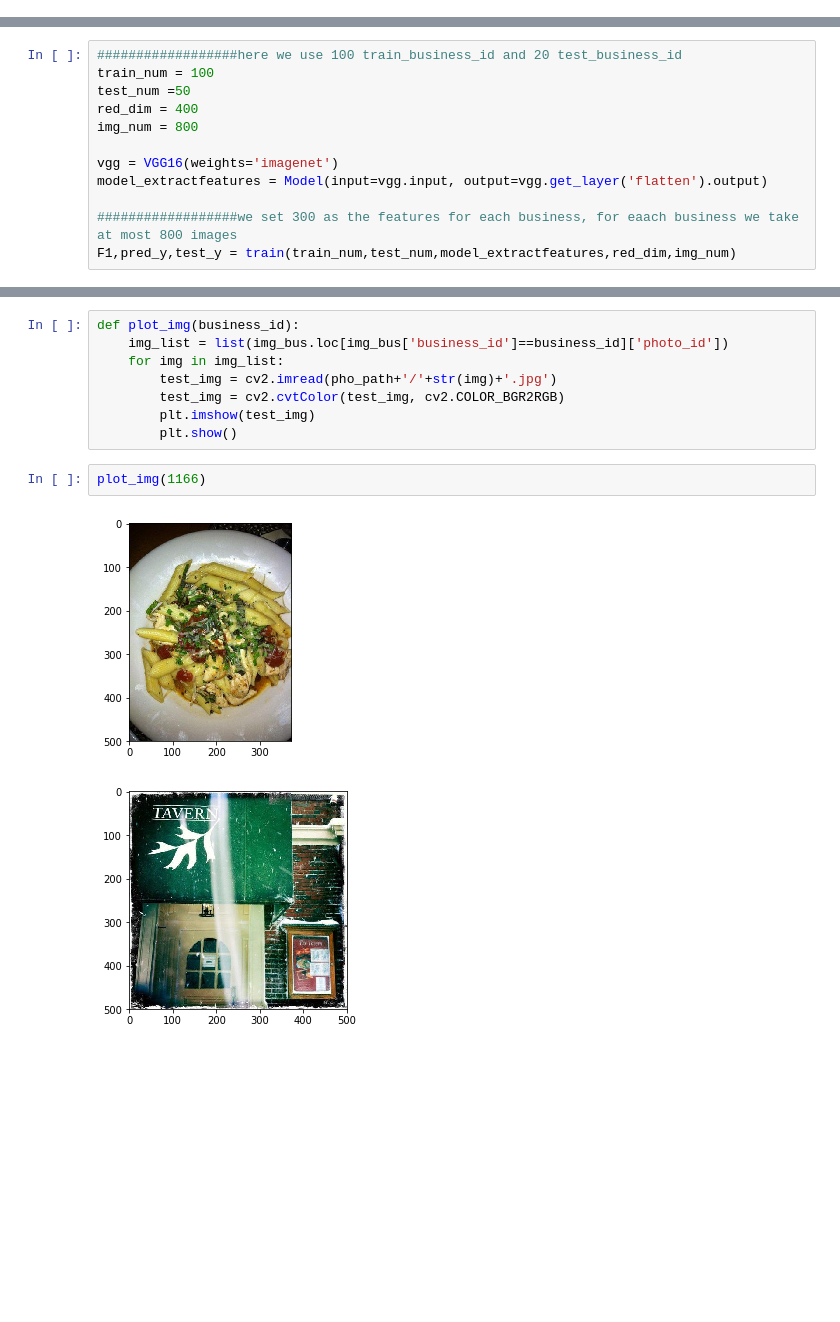
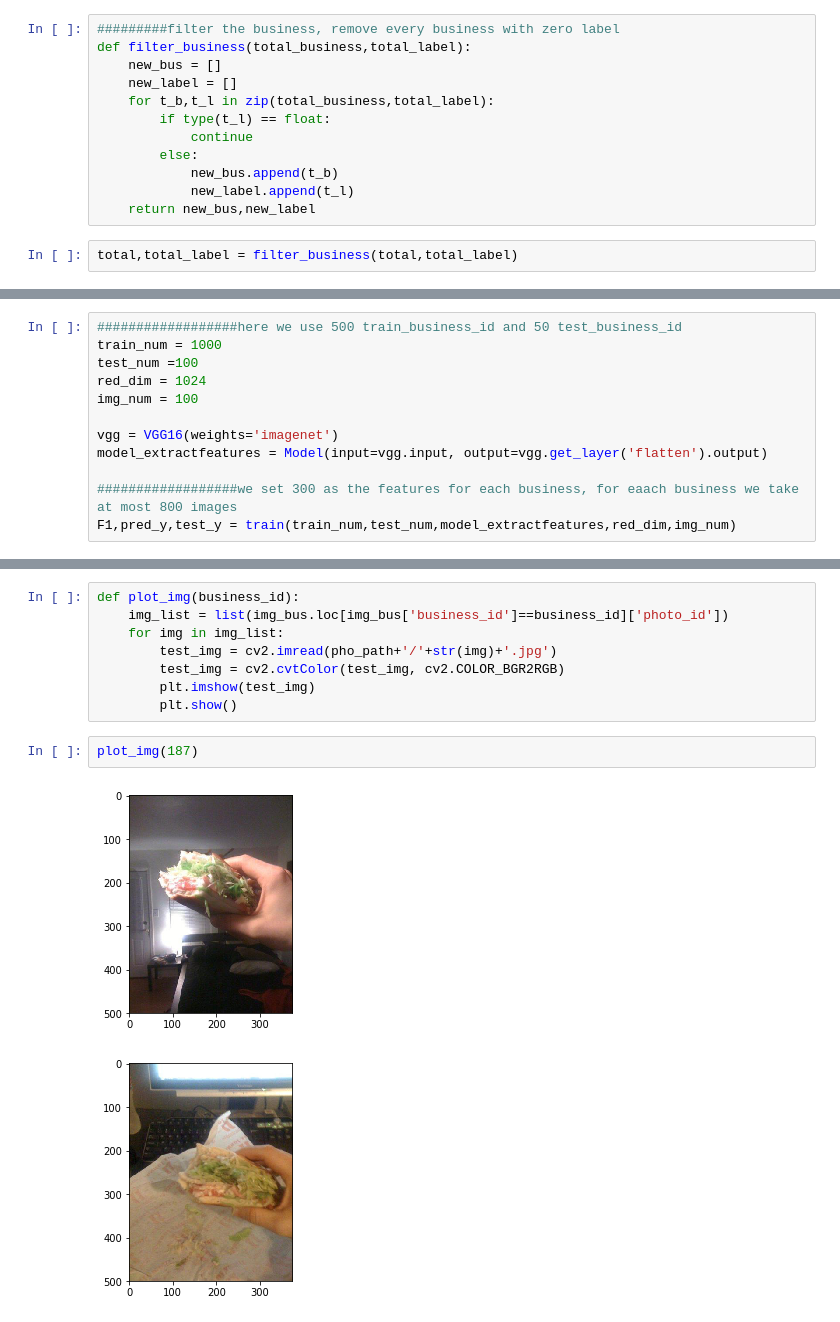
Before and after one commit to Mathison/Yelp-Restaurant-Photo-Classification, a Jupyter notebook: Model1.ipynb, the cells around one changed output, grey strips where cells are left out. Drawn from its saved outputs; the diff is of its cells as text; blank space fills up the shorter version.

```diff
--- a/Model1.ipynb
+++ b/Model1.ipynb
@@ -49,3 +55,17 @@ plt.show()
+# %%
+#########filter the business, remove every business with zero label
+def filter_business(total_business,total_label):
+    new_bus = []
+    new_label = []
+    for t_b,t_l in zip(total_business,total_label):
+        if type(t_l) == float:
+            continue
+        else:
+            new_bus.append(t_b)
+            new_label.append(t_l)
+    return new_bus,new_label
+# %%
+total,total_label = filter_business(total,total_label)
 # %%
 def progressBar(value, endvalue, bar_length=40):
     percent = float(value) / endvalue
@@ -206,11 +229,11 @@ def train(train_num,test_num,model_extractfeatures,red_dim,img_num):
     F1 = F1_score(test_y,pred_y)
     return F1,pred_y,test_y
 # %%
-##################here we use 100 train_business_id and 20 test_business_id
-train_num = 100
-test_num =50
-red_dim = 400
-img_num = 800
+##################here we use 500 train_business_id and 50 test_business_id
+train_num = 1000
+test_num =100
+red_dim = 1024
+img_num = 100
 
 vgg = VGG16(weights='imagenet')
 model_extractfeatures = Model(input=vgg.input, output=vgg.get_layer('flatten').output)
@@ -261,7 +296,7 @@ def plot_img(business_id):
         plt.imshow(test_img)
         plt.show()
 # %%
-plot_img(1166)
+plot_img(187)
 # %% [output]
-[figure, old version]
+[figure, new version]
-[figure, old version]
+[figure, new version]
```
Also changed, not shown: parts of 10 cells of this notebook.
